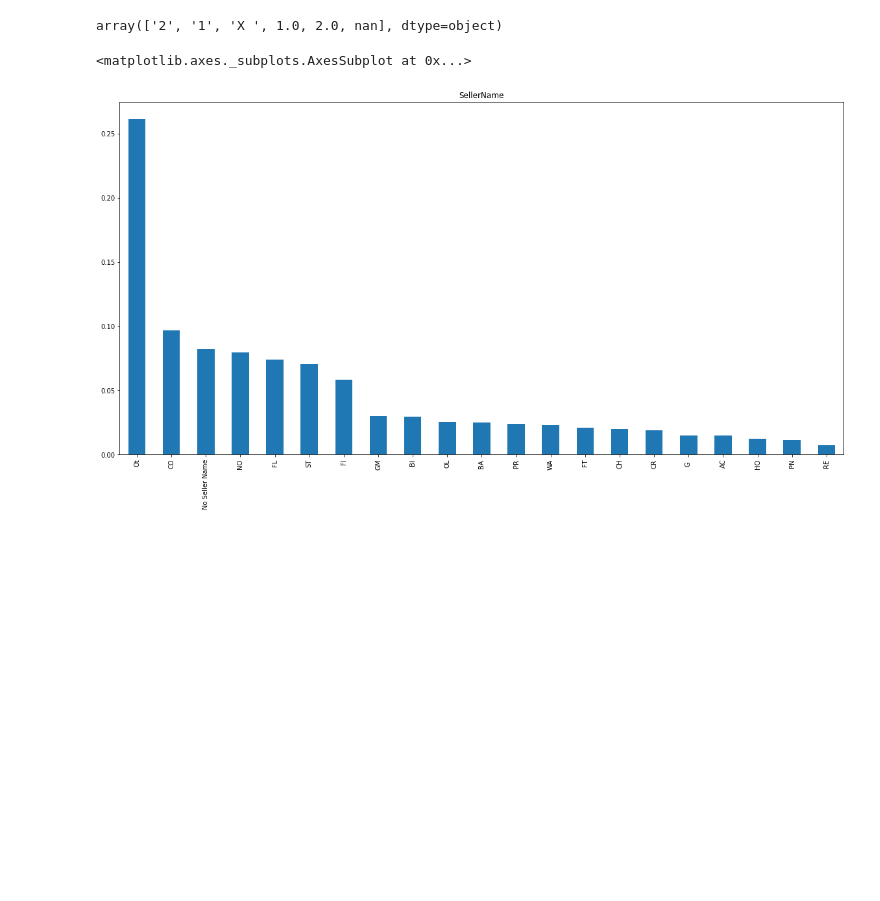
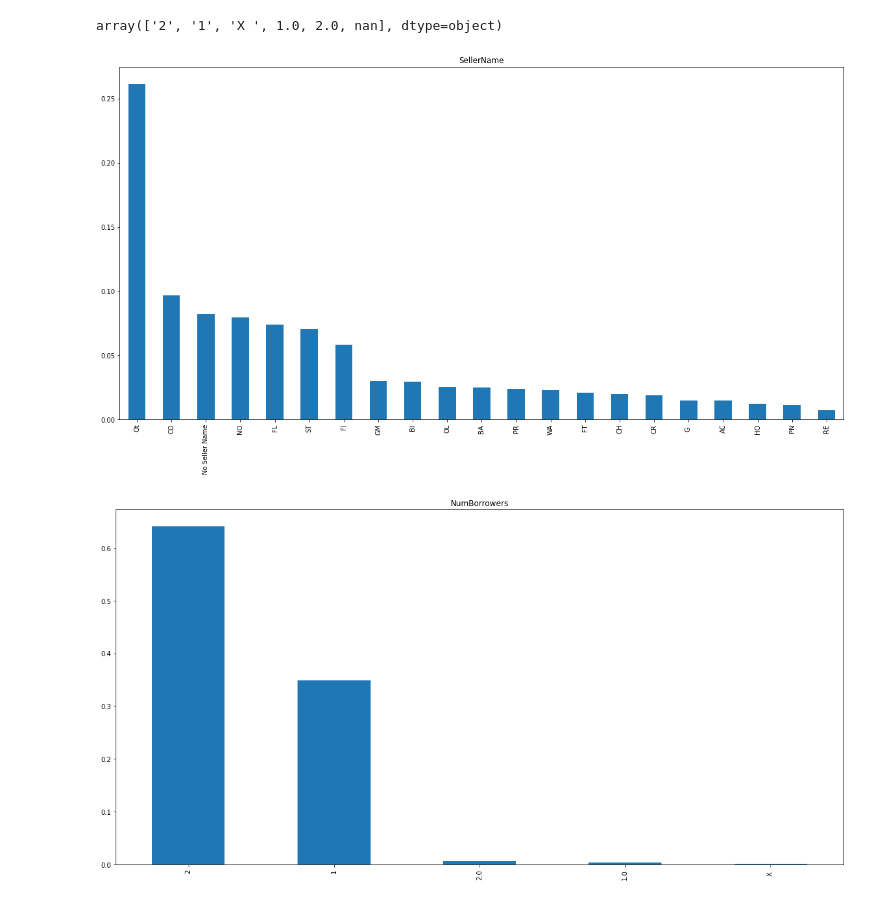
Before and after one commit to SamarHamdy/Train.csv, a Jupyter notebook: FinalProj_Samar.ipynb, the cells around one changed output. Saved outputs shown, nothing was run; the diff lists cells and outputs as text; code cells hidden in the pictures; blank space fills up the shorter version.

```diff
--- a/FinalProj_Samar.ipynb
+++ b/FinalProj_Samar.ipynb
@@ -323,8 +323,15 @@ array(['FL', 'FT', 'GM', 'Ot', 'RE', 'NO', 'ST', 'CR', 'CH', 'FI', 'HO',
 Loan_data['NumBorrowers'].unique()
 # %% [output]
 array(['2', '1', 'X ', 1.0, 2.0, nan], dtype=object)
-# %%
-Loan_data['SellerName'].value_counts(normalize=True).plot.bar(figsize=(20,10), title='SellerName')
-# %% [output]
-<matplotlib.axes._subplots.AxesSubplot at 0x...>
-[figure, removed]
+# %%
+Loan_data['SellerName'].value_counts(normalize=True).plot.bar(figsize=(20,10), title='SellerName')
+plt.show()
+
+Loan_data['NumBorrowers'].value_counts(normalize=True).plot.bar(figsize=(20,10), title='NumBorrowers')
+plt.show()
+
+Loan_data['PropertyType'].value_counts(normalize=True).plot.bar(figsize=(20,10), title='PropertyType')
+plt.show()
+# %% [output]
+[figure, added]
+[figure, added]
```
Also changed, not shown: parts of 2 cells of this notebook.
